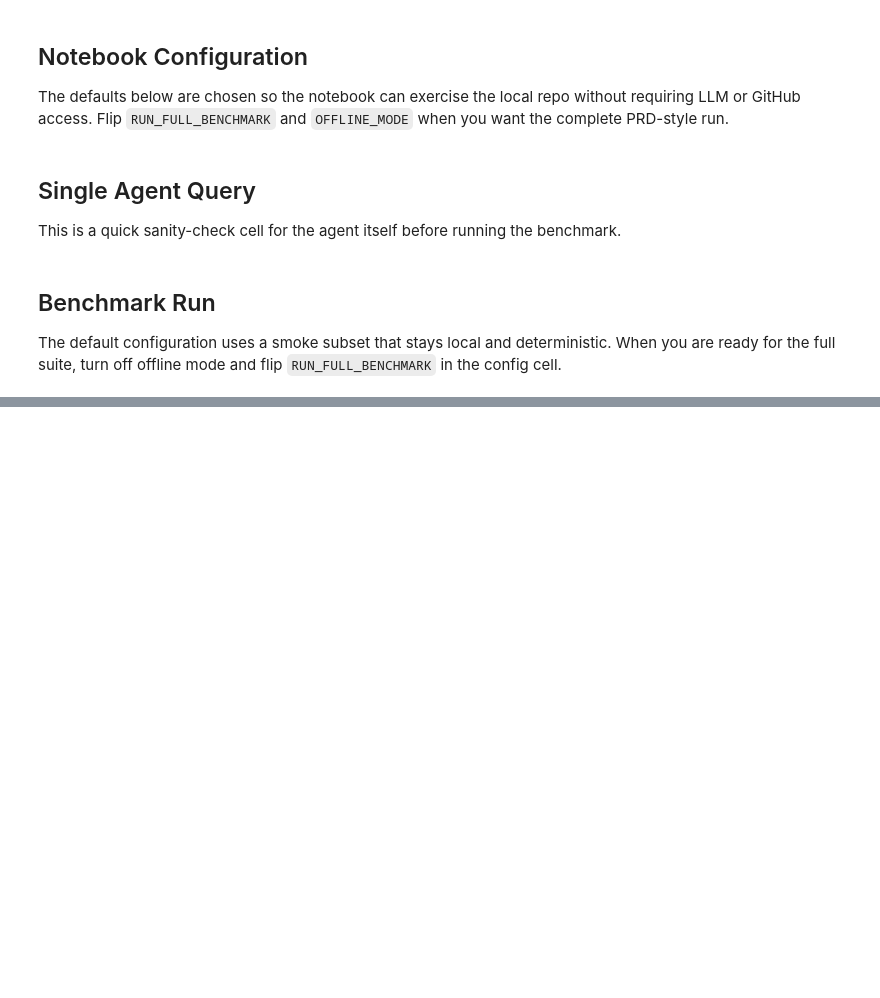
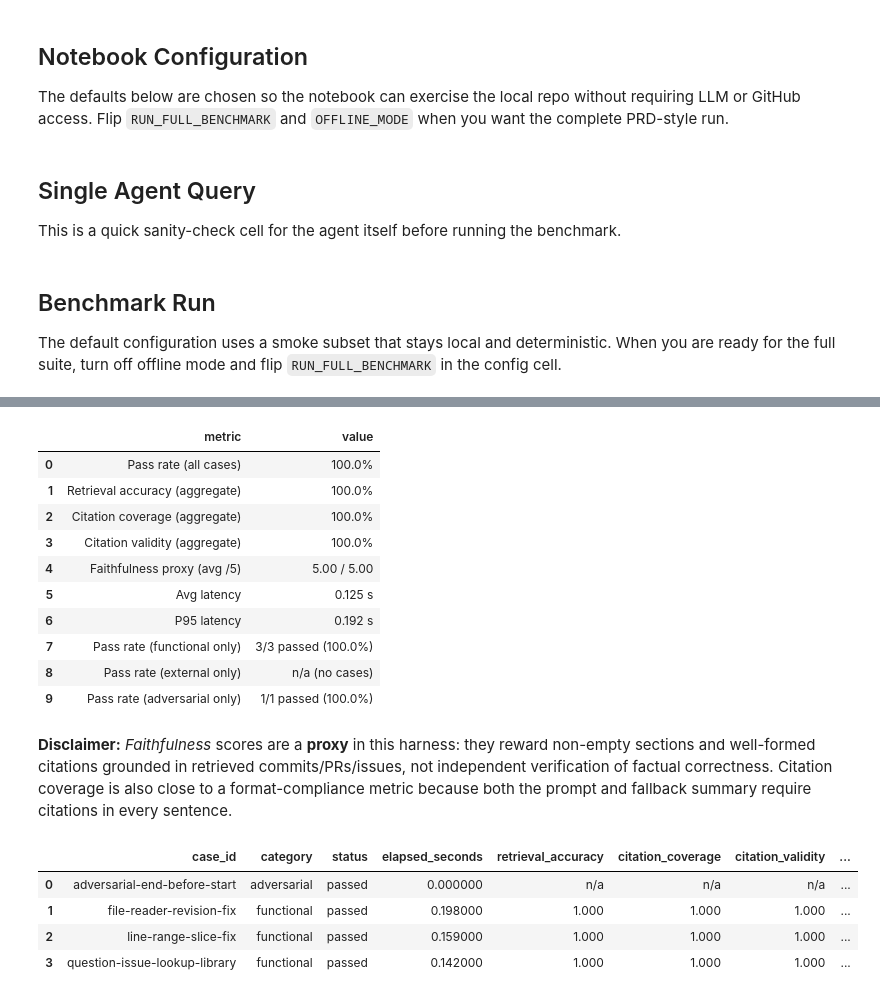
Before and after one commit to AndreiPiterbarg/CIS_1990_Final_Project, a Jupyter notebook: eval/git_explainer_eval_workbench.ipynb, the cells around one changed output, grey strips where cells are left out. Cells and saved outputs as stored; diff of their text form; code cells hidden in the pictures; blank space fills up the shorter version.

```diff
--- a/eval/git_explainer_eval_workbench.ipynb
+++ b/eval/git_explainer_eval_workbench.ipynb
@@ -200,6 +350,35 @@ display(JSON(summary, expanded=True))
 # %%
-case_df = case_scores_frame(scores)
-summary_df = summary_frame(summary)
+from IPython.display import Markdown, display
 
+summary_df = summary_display_df(summary, cases_to_run, scores)
 display(summary_df)
-display(case_df)
+display(
+    Markdown(
+        "**Disclaimer:** *Faithfulness* scores are a **proxy** in this harness: they reward "
+        "non-empty sections and well-formed citations grounded in retrieved commits/PRs/issues, "
+        "not independent verification of factual correctness. Citation coverage is also close to a "
+        "format-compliance metric because both the prompt and fallback summary require citations in "
+        "every sentence."
+    )
+)
+
+case_df = case_scores_frame(scores, cases_to_run)
+display(style_case_table(format_case_df_for_display(case_df)))
+# %% [output]
+|  | metric | value |
+| 0 | Pass rate (all cases) | 100.0% |
+| 1 | Retrieval accuracy (aggregate) | 100.0% |
+| 2 | Citation coverage (aggregate) | 100.0% |
+| 3 | Citation validity (aggregate) | 100.0% |
+| 4 | Faithfulness proxy (avg /5) | 5.00 / 5.00 |
+| 5 | Avg latency | 0.125 s |
+| 6 | P95 latency | 0.192 s |
+| 7 | Pass rate (functional only) | 3/3 passed (100.0%) |
+| 8 | Pass rate (external only) | n/a (no cases) |
+| 9 | Pass rate (adversarial only) | 1/1 passed (100.0%) |
+**Disclaimer:** *Faithfulness* scores are a **proxy** in this harness: they reward non-empty sections and well-formed citations grounded in retrieved commits/PRs/issues, not independent verification of factual correctness. Citation coverage is also close to a format-compliance metric because both the prompt and fallback summary require citations in every sentence.
+|  | case_id | category | status | elapsed_seconds | retrieval_accuracy | citation_coverage | citation_validity | ... |
+| 0 | adversarial-end-before-start | adversarial | passed | 0.000000 | n/a | n/a | n/a | ... |
+| 1 | file-reader-revision-fix | functional | passed | 0.198000 | 1.000 | 1.000 | 1.000 | ... |
+| 2 | line-range-slice-fix | functional | passed | 0.159000 | 1.000 | 1.000 | 1.000 | ... |
+| 3 | question-issue-lookup-library | functional | passed | 0.142000 | 1.000 | 1.000 | 1.000 | ... |
```
Also changed, not shown: parts of 9 cells of this notebook, 2 other files.
